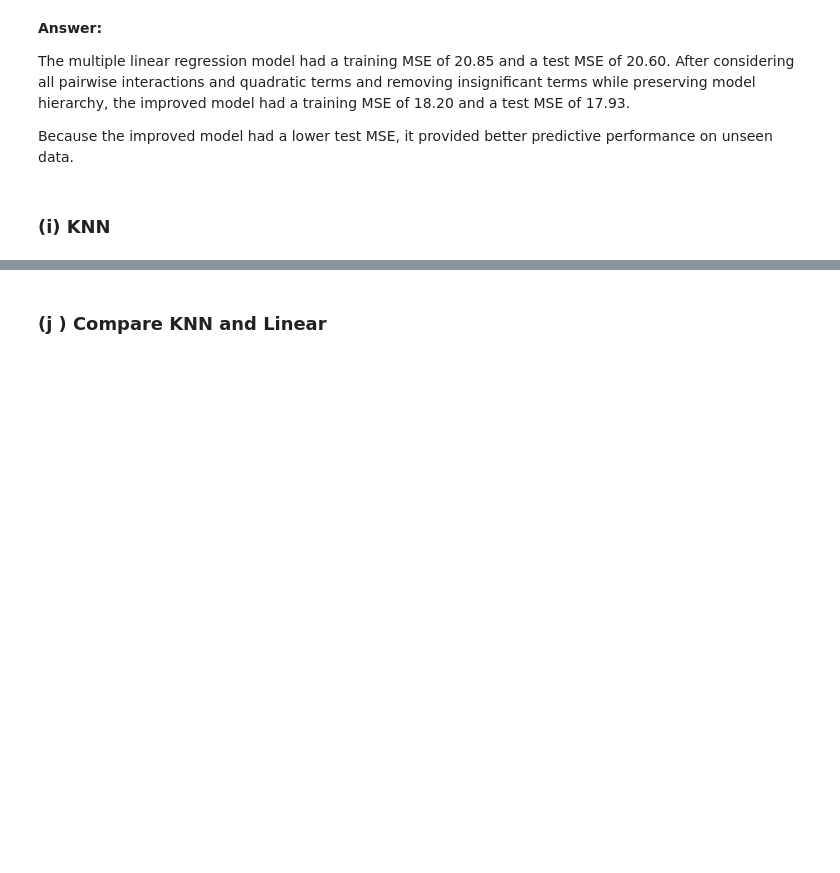
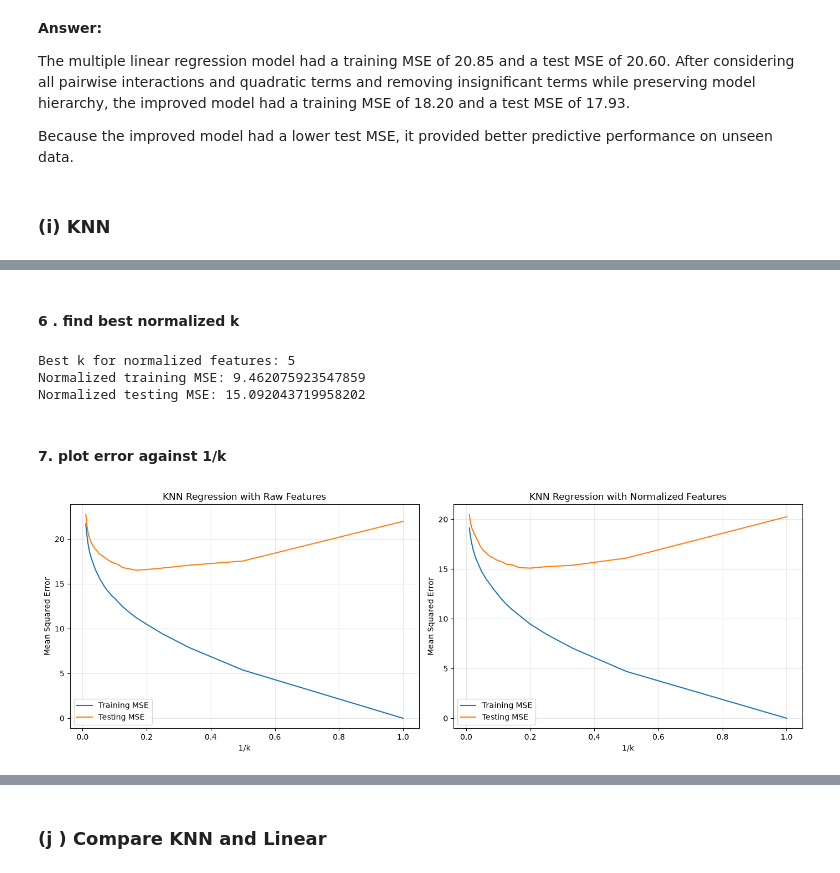
Before and after one commit to akeehan56/DSCI552, a Jupyter notebook: HW2/Notebook/Keehan_Alyssa_HW2.ipynb, the cells around one changed output, grey strips where cells are left out. Drawn from its saved outputs; the diff is of its cells as text; code cells hidden in the pictures; blank space fills up the shorter version.

```diff
--- a/HW2/Notebook/Keehan_Alyssa_HW2.ipynb
+++ b/HW2/Notebook/Keehan_Alyssa_HW2.ipynb
@@ -717,0 +723,6 @@ Because the improved model had a lower test MSE, it provided better predictive p
+# %%
+X_train = train_data[independent_variables]
+y_train = train_data['PE']
+
+X_test = test_data[independent_variables]
+y_test = test_data['PE']
@@ -717,0 +767,5 @@ Because the improved model had a lower test MSE, it provided better predictive p
+# %%
+scaler = StandardScaler()
+
+X_train_normalized = scaler.fit_transform(X_train)
+X_test_normalized = scaler.transform(X_test)
@@ -717,0 +798,68 @@ Because the improved model had a lower test MSE, it provided better predictive p
+# %% [markdown]
+#### 6 . find best normalized k
+# %%
+best_normalized_index = np.argmin(normalized_test_mse)
+best_normalized_k = k_values[best_normalized_index]
+
+print("Best k for normalized features:", best_normalized_k)
+print(
+    "Normalized training MSE:",
+    normalized_train_mse[best_normalized_index]
+)
+print(
+    "Normalized testing MSE:",
+    normalized_test_mse[best_normalized_index]
+)
+# %% [output]
+Best k for normalized features: 5
+Normalized training MSE: 9.462075923547859
+Normalized testing MSE: 15.092043719958202
+# %% [markdown]
+#### 7. plot error against 1/k
+# %%
+inverse_k = 1 / k_values
+
+fig, axes = plt.subplots(1, 2, figsize=(14, 5))
+
+# Raw features
+axes[0].plot(
+    inverse_k,
+    raw_train_mse,
+    label='Training MSE'
+)
+
+axes[0].plot(
+    inverse_k,
+    raw_test_mse,
+    label='Testing MSE'
+)
+
+axes[0].set_title('KNN Regression with Raw Features')
+axes[0].set_xlabel('1/k')
+axes[0].set_ylabel('Mean Squared Error')
+axes[0].legend()
+axes[0].grid(alpha=0.3)
+
+# Normalized features
+axes[1].plot(
+    inverse_k,
+    normalized_train_mse,
+    label='Training MSE'
+)
+
+axes[1].plot(
+    inverse_k,
+    normalized_test_mse,
+    label='Testing MSE'
+)
+
+axes[1].set_title('KNN Regression with Normalized Features')
+axes[1].set_xlabel('1/k')
+axes[1].set_ylabel('Mean Squared Error')
+axes[1].legend()
+axes[1].grid(alpha=0.3)
+
+plt.tight_layout()
+plt.show()
+# %% [output]
+[figure, added]
```
Also changed, not shown: parts of 26 cells of this notebook, 4 other files.
